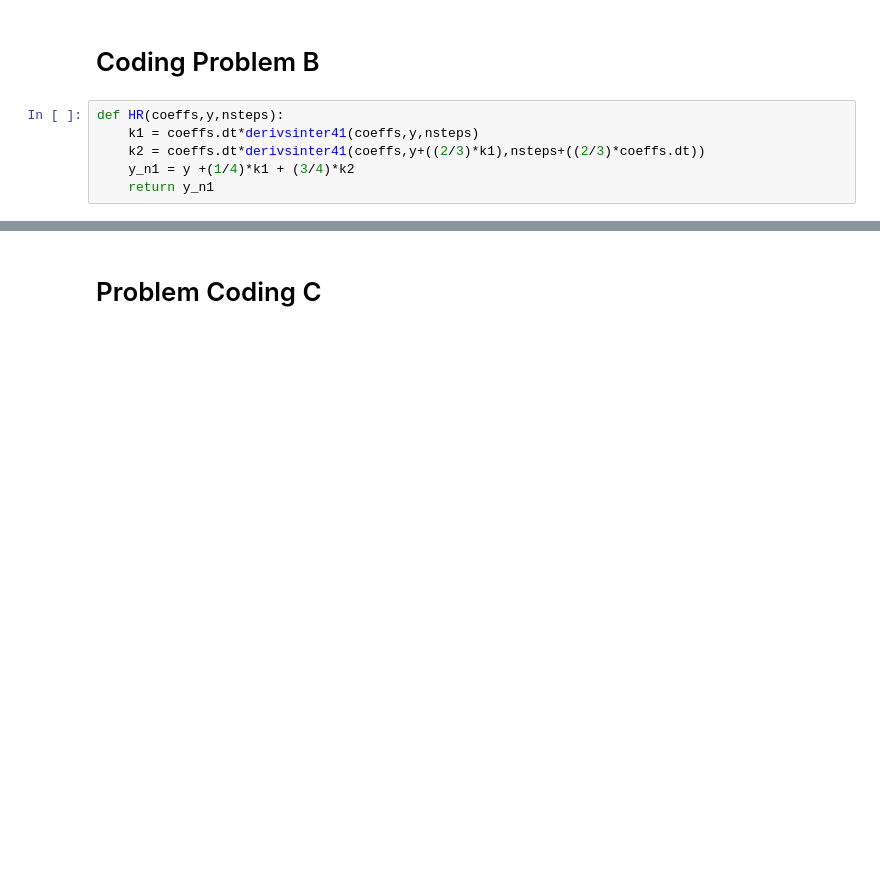
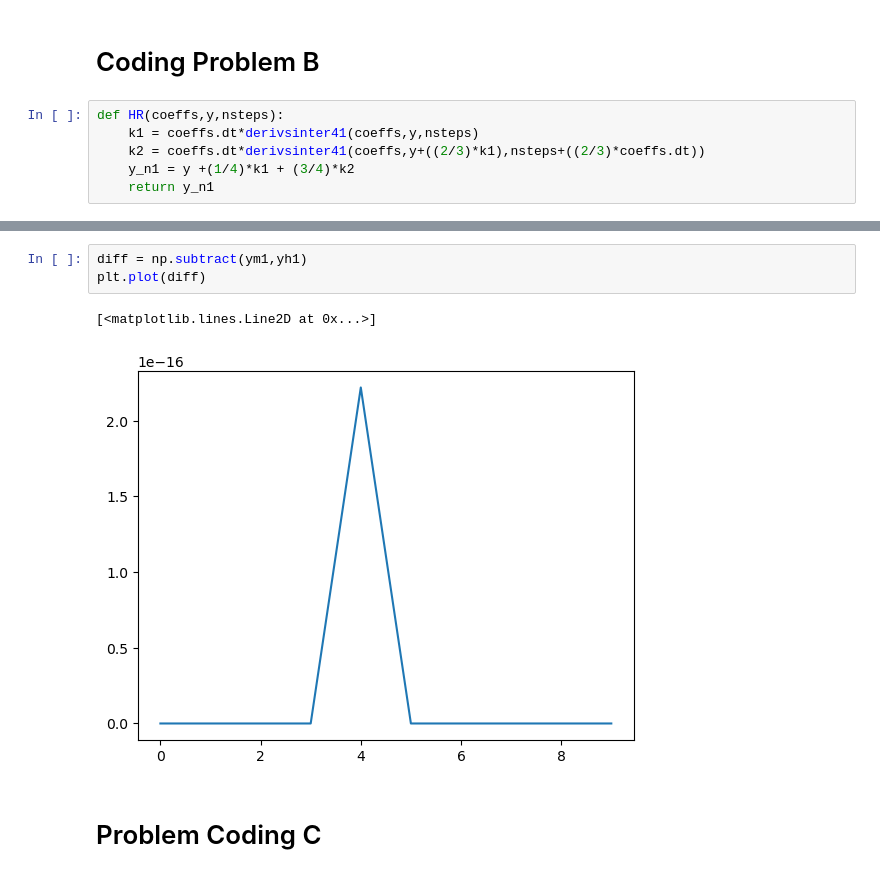
Before and after one commit to nicduboc/numeric_2024, a Jupyter notebook: numlabs/lab4/duboc_assig4.ipynb, the cells around one changed output, grey strips where cells are left out. Cells and saved outputs as stored; diff of their text form; blank space fills up the shorter version.

```diff
--- a/numlabs/lab4/duboc_assig4.ipynb
+++ b/numlabs/lab4/duboc_assig4.ipynb
@@ -81,3 +103,9 @@ ax.plot(timeVec,analytic,'b-',label='analytic')
+# %%
+diff = np.subtract(ym1,yh1)
+plt.plot(diff)
+# %% [output]
+[<matplotlib.lines.Line2D at 0x...>]
+[figure, added]
 # %% [markdown]
 # Problem Coding C
 # %%
```
Also changed, not shown: parts of 6 cells of this notebook, 2 other files.
